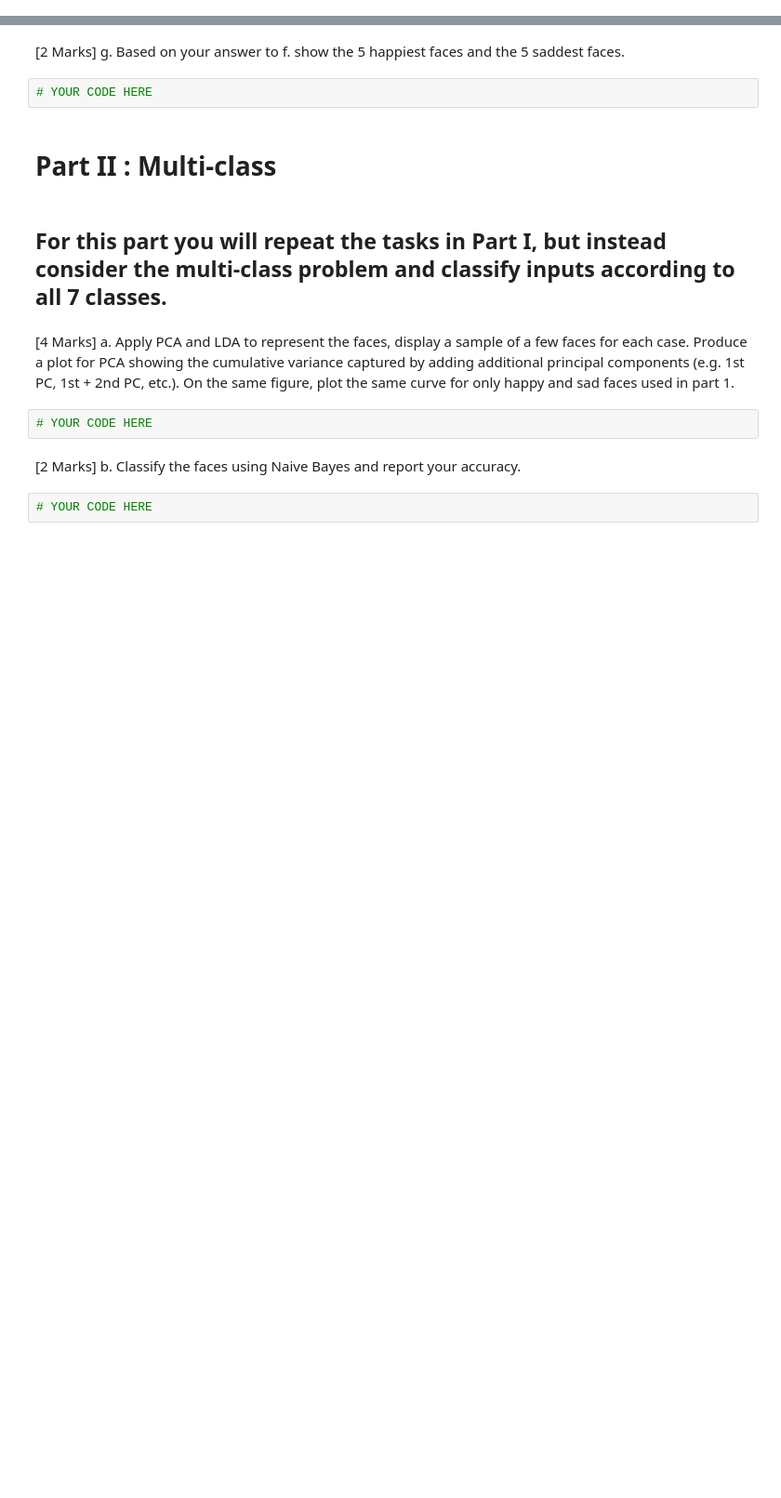
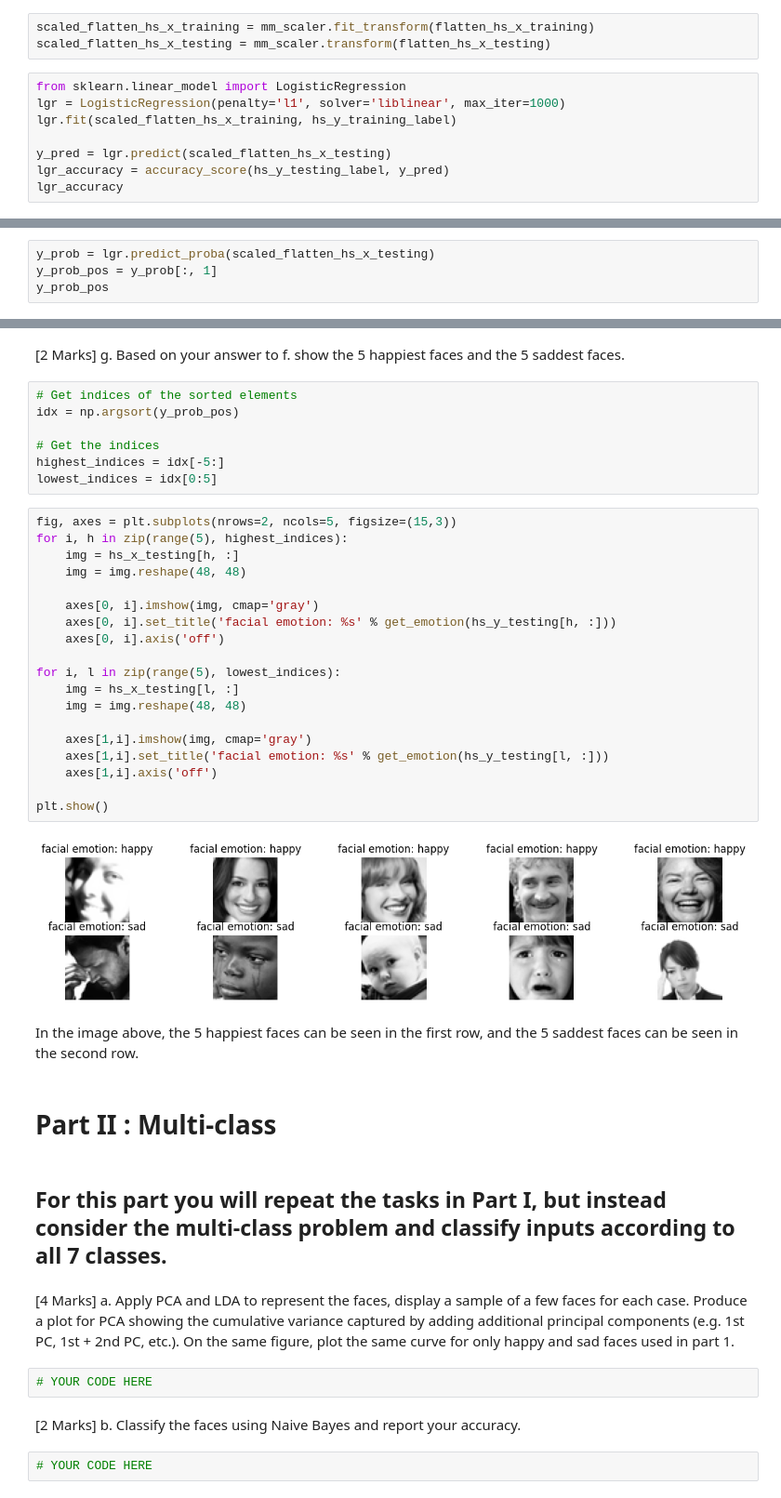
Before and after one commit to vitorhgomes/NN-Assignment1, a Jupyter notebook: AML-3104_Assignment-1_starterfile.ipynb, the cells around one changed output, grey strips where cells are left out. Shown: that part at 93% size. Drawn from its saved outputs; the diff is of its cells as text; blank space fills up the shorter version.

```diff
--- a/AML-3104_Assignment-1_starterfile.ipynb
+++ b/AML-3104_Assignment-1_starterfile.ipynb
@@ -287,0 +289,11 @@ As seen in the table above, applying no Dimensionality Reduction (DR) seems to a
+# %%
+scaled_flatten_hs_x_training = mm_scaler.fit_transform(flatten_hs_x_training)
+scaled_flatten_hs_x_testing = mm_scaler.transform(flatten_hs_x_testing)
+# %%
+from sklearn.linear_model import LogisticRegression
+lgr = LogisticRegression(penalty='l1', solver='liblinear', max_iter=1000)
+lgr.fit(scaled_flatten_hs_x_training, hs_y_training_label)
+
+y_pred = lgr.predict(scaled_flatten_hs_x_testing)
+lgr_accuracy = accuracy_score(hs_y_testing_label, y_pred)
+lgr_accuracy
@@ -287,0 +304,4 @@ As seen in the table above, applying no Dimensionality Reduction (DR) seems to a
+# %%
+y_prob = lgr.predict_proba(scaled_flatten_hs_x_testing)
+y_prob_pos = y_prob[:, 1]
+y_prob_pos
@@ -296,7 +373,35 @@ YOUR ANSWER HERE
 # %% [markdown]
 [2 Marks] g. Based on your answer to f. show the 5 happiest faces and the 5 saddest faces.
-# %%
-# YOUR CODE HERE
+# %%
+# Get indices of the sorted elements
+idx = np.argsort(y_prob_pos)
+
+# Get the indices
+highest_indices = idx[-5:]
+lowest_indices = idx[0:5]
+# %%
+fig, axes = plt.subplots(nrows=2, ncols=5, figsize=(15,3))
+for i, h in zip(range(5), highest_indices):
+    img = hs_x_testing[h, :]
+    img = img.reshape(48, 48)
+
+    axes[0, i].imshow(img, cmap='gray')
+    axes[0, i].set_title('facial emotion: %s' % get_emotion(hs_y_testing[h, :]))
+    axes[0, i].axis('off')
+
+for i, l in zip(range(5), lowest_indices):
+    img = hs_x_testing[l, :]
+    img = img.reshape(48, 48)
+
+    axes[1,i].imshow(img, cmap='gray')
+    axes[1,i].set_title('facial emotion: %s' % get_emotion(hs_y_testing[l, :]))
+    axes[1,i].axis('off')
+
+plt.show()
+# %% [output]
+[figure, added]
+# %% [markdown]
+In the image above, the 5 happiest faces can be seen in the first row, and the 5 saddest faces can be seen in the second row.
 # %% [markdown]
 # Part II : Multi-class
 # %% [markdown]
```
Also changed, not shown: parts of 17 cells of this notebook.
